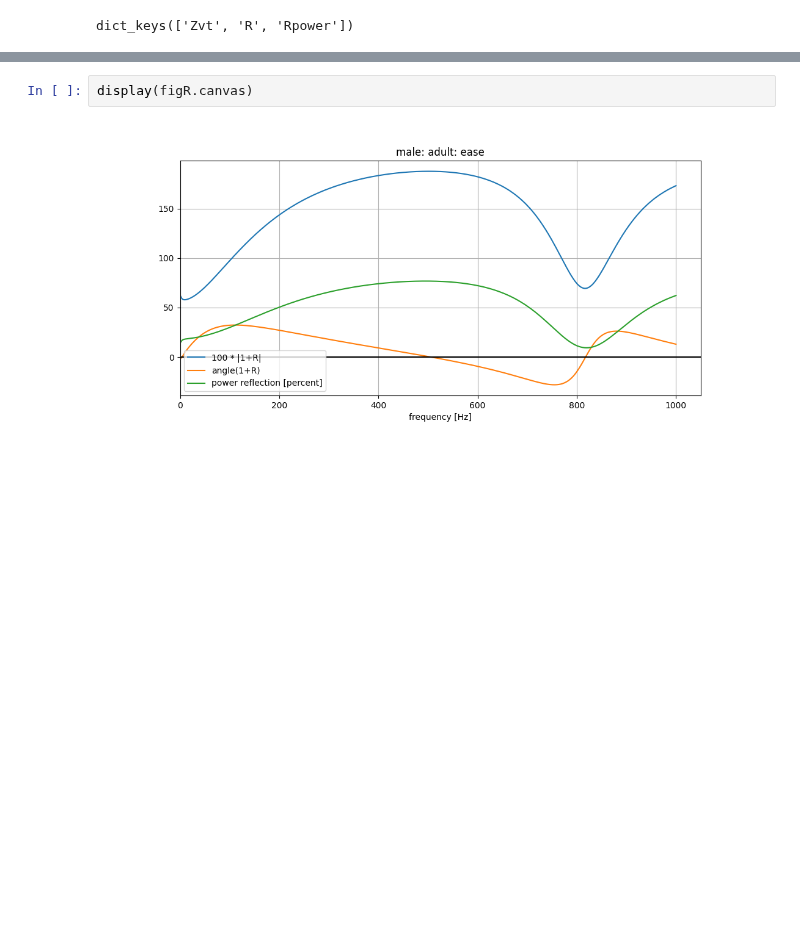
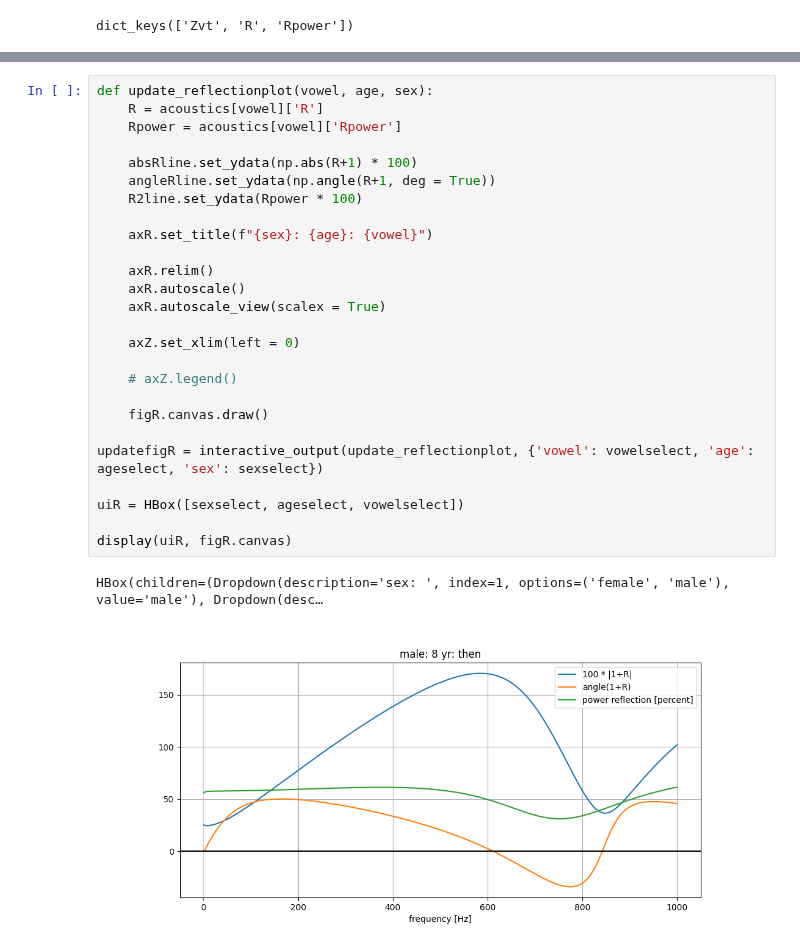
Before and after one commit to MammalianVoiceProduction/SOVTE, a Jupyter notebook: SOVTEs.ipynb, the cells around one changed output, grey strips where cells are left out. Cells and saved outputs as stored; diff of their text form; blank space fills up the shorter version.

```diff
--- a/SOVTEs.ipynb
+++ b/SOVTEs.ipynb
@@ -563,7 +585,32 @@ axR.set_title(f"{sex}: {age}: {vowel}")
 axR.legend()
 
 figR.canvas.draw()
-# %%
-display(figR.canvas)
-# %% [output]
-[figure, removed]
+# %%
+def update_reflectionplot(vowel, age, sex):
+    R = acoustics[vowel]['R']
+    Rpower = acoustics[vowel]['Rpower']
+
+    absRline.set_ydata(np.abs(R+1) * 100)
+    angleRline.set_ydata(np.angle(R+1, deg = True))
+    R2line.set_ydata(Rpower * 100)
+
+    axR.set_title(f"{sex}: {age}: {vowel}")
+
+    axR.relim()
+    axR.autoscale()
+    axR.autoscale_view(scalex = True)
+
+    axZ.set_xlim(left = 0)
+
+    # axZ.legend()
+
+    figR.canvas.draw()
+
+updatefigR = interactive_output(update_reflectionplot, {'vowel': vowelselect, 'age': ageselect, 'sex': sexselect})
+
+uiR = HBox([sexselect, ageselect, vowelselect])
+
+display(uiR, figR.canvas)
+# %% [output]
+HBox(children=(Dropdown(description='sex: ', index=1, options=('female', 'male'), value='male'), Dropdown(desc…
+[figure, added]
```
Also changed, not shown: parts of 5 cells of this notebook.
